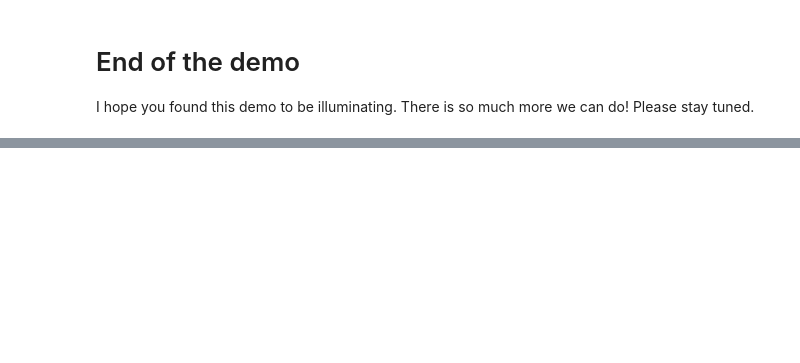
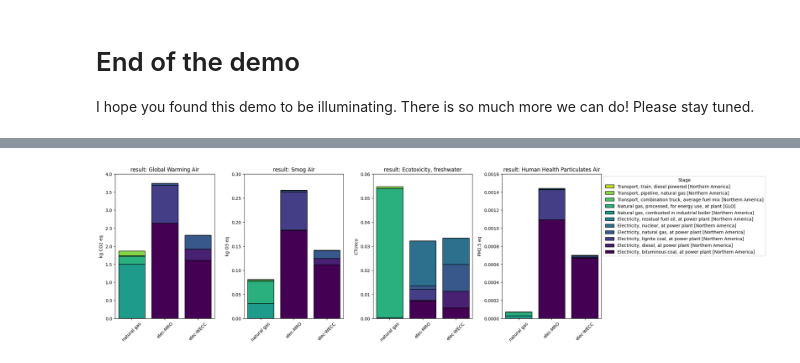
Before and after one commit to AntelopeLCA/user, a Jupyter notebook: demos/ISSST Hot Shower.ipynb, the cells around one changed output, grey strips where cells are left out. Saved outputs shown, nothing was run; the diff lists cells and outputs as text; code cells hidden in the pictures; blank space fills up the shorter version.

Commit message:
Update shower demo to include multi-indicator and charts

```diff
--- a/demos/ISSST Hot Shower.ipynb
+++ b/demos/ISSST Hot Shower.ipynb
@@ -801,0 +1011,6 @@ shower.fragment_lcia(gwp, scenario=('electric', 'WECC')).show_components()
+# %%
+runner = ScenarioRunner(shower)
+# %%
+runner.add_case('natural gas', 'natural gas')
+runner.add_case('elec-MRO', 'electric')
+runner.add_case('elec-WECC', 'electric', 'WECC')
@@ -801,0 +1021,4 @@ shower.fragment_lcia(gwp, scenario=('electric', 'WECC')).show_components()
+# %%
+smog = qs[9]
+ecotox = qs[1]
+pm = qs[5]
@@ -801,0 +1047,3 @@ shower.fragment_lcia(gwp, scenario=('electric', 'WECC')).show_components()
+# %%
+for q in (gwp, smog, ecotox, pm):
+    runner.run_lcia(q)
@@ -801,0 +1095,4 @@ shower.fragment_lcia(gwp, scenario=('electric', 'WECC')).show_components()
+# %%
+f = make_stack_plot_from_df(runner.to_dataframe(summary=False), list(runner.scenarios))
+# %% [output]
+[figure, added]
```
Also changed, not shown: parts of 103 cells of this notebook.
